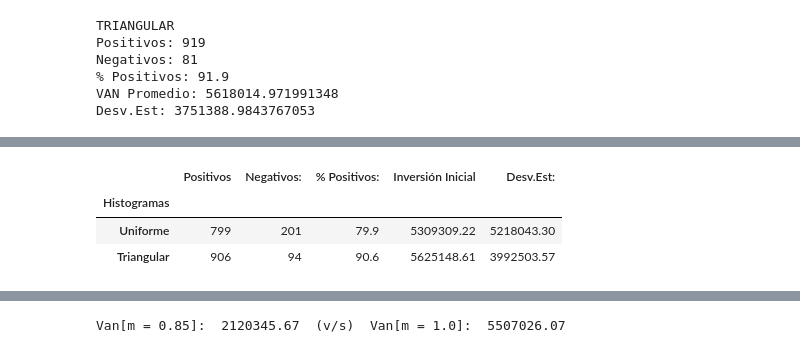
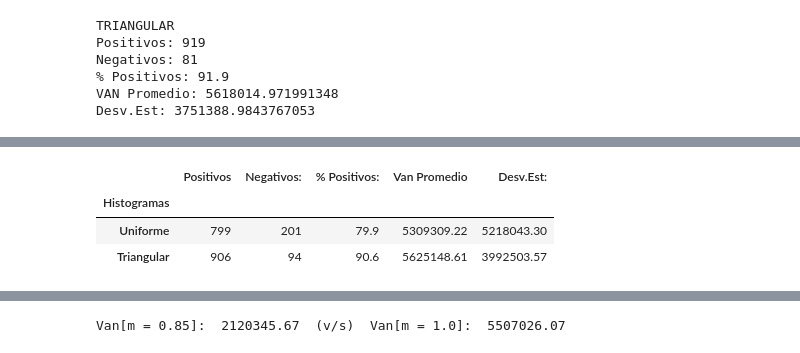
Before and after one commit to Paz2712/Tarea3_Ingeco_python, a Jupyter notebook: Tarea3_2025730294_García.ipynb, the cells around one changed output, grey strips where cells are left out. Drawn from its saved outputs; the diff is of its cells as text; code cells hidden in the pictures.

```diff
--- a/Tarea3_2025730294_García.ipynb
+++ b/Tarea3_2025730294_García.ipynb
@@ -376,35 +378,35 @@ for m in m_triangular:
 
     Valores = [ -18522000,
                  5000000 * m,
                  6500000 * m,
                  7500000 * m,
                  11000000 * m ]
 
     VAN = npf.npv(r, Valores)
 
     VanTriangular.append(VAN)
 
 PositivosU = np.sum(np.array(VanUniforme) > 0)
 NegativosU = np.sum(np.array(VanUniforme) < 0)
 
 PositivosT = np.sum(np.array(VanTriangular) > 0)
 NegativosT = np.sum(np.array(VanTriangular) < 0)
 
 # tabla comparativa
 
 TablaResultadosHistogramas = pd.DataFrame({
     "Histogramas":["Uniforme","Triangular"],
     "Positivos":[PositivosU,PositivosT],
     "Negativos:": [NegativosU,NegativosT],
     "% Positivos:":[PositivosU/1000*100,PositivosT/1000*100],
-    "Inversión Inicial":[round(np.mean(VanUniforme),2), round(np.mean(VanTriangular),2)],
+    "Van Promedio":[round(np.mean(VanUniforme),2), round(np.mean(VanTriangular),2)],
     "Desv.Est:":[round(np.std(VanUniforme),2) , round(np.std(VanTriangular),2)]
 })
 
 TablaResultadosHistogramas= TablaResultadosHistogramas.set_index("Histogramas")
 display(TablaResultadosHistogramas)
 # %% [output]
-|  | Positivos | Negativos: | % Positivos: | Inversión Inicial | Desv.Est: |
+|  | Positivos | Negativos: | % Positivos: | Van Promedio | Desv.Est: |
 | Histogramas |  |  |  |  |  |
 | Uniforme | 799 | 201 | 79.9 | 5309309.22 | 5218043.30 |
 | Triangular | 906 | 94 | 90.6 | 5625148.61 | 3992503.57 |
```
Also changed, not shown: parts of 7 cells of this notebook.
